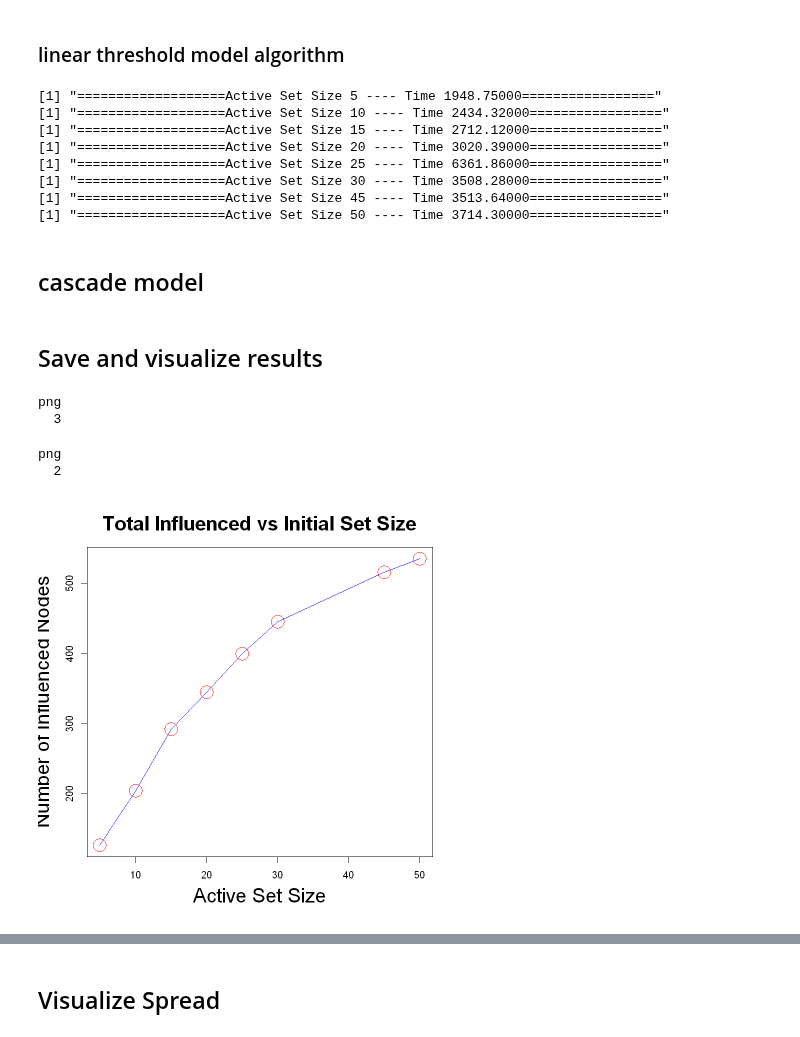
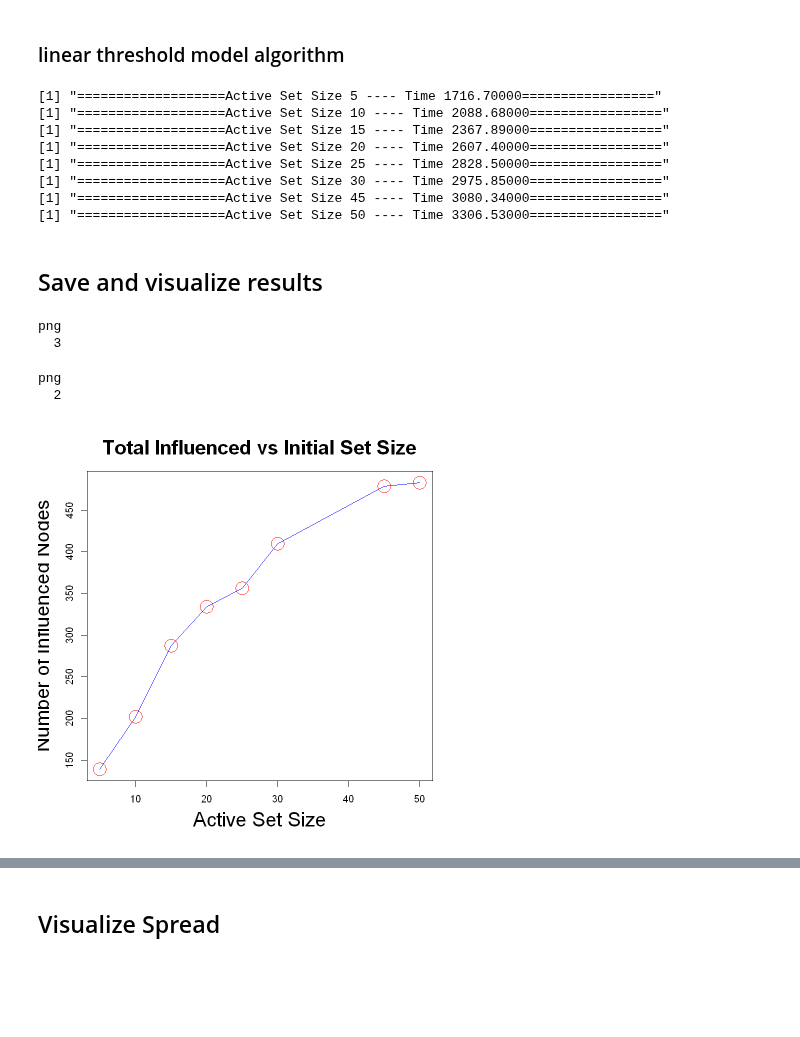
Before and after one commit to mlpotter/ECENGR232E-80, a Jupyter notebook: project_4/open_ended_fast.ipynb, the cells around one changed output, grey strips where cells are left out. Saved outputs shown, nothing was run; the diff lists cells and outputs as text; code cells hidden in the pictures; blank space fills up the shorter version.

```diff
--- a/project_4/open_ended_fast.ipynb
+++ b/project_4/open_ended_fast.ipynb
@@ -85,0 +102,2 @@ sprintf("# Nodes: %d , # Edges: %d",vcount(location_graph_simplified),ecount(loc
+# %%
+pagerank_scores <- sort(page.rank(location_graph_simplified)$vector,decreasing=TRUE)
@@ -85,0 +109,4 @@ sprintf("# Nodes: %d , # Edges: %d",vcount(location_graph_simplified),ecount(loc
+# %%
+remove_nodes <- names(pagerank_scores[1:50])
+# %%
+location_graph_simplified <- delete_vertices(location_graph_simplified,remove_nodes)
@@ -119,8 +150,8 @@ for (active_set_size in active_set_sizes){
 
     n_initial_nodes <- active_set_size
 #     start_nodes <- names(sort(degree(location_graph_directed),decreasing=TRUE)[1:n_initial_nodes])
-    start_nodes <- names(sort(betweenness(location_graph_directed),decreasing=TRUE)[1:n_initial_nodes])
-#     start_nodes <- sample(V(location_graph_directed)$name,n_initial_nodes)
+#     start_nodes <- names(sort(betweenness(location_graph_directed),decreasing=TRUE)[1:n_initial_nodes])
+    start_nodes <- sample(V(location_graph_directed)$name,n_initial_nodes)
 
     active_counts <- matrix(nrow=trials,ncol=time_steps)
 
@@ -161,12 +192,12 @@ for (active_set_size in active_set_sizes){
     results_list[[as.character(active_set_size)]] <- active_counts
 }
 # %% [output]
-[1] "===================Active Set Size 5 ---- Time 1948.75000================="
-[1] "===================Active Set Size 10 ---- Time 2434.32000================="
-[1] "===================Active Set Size 15 ---- Time 2712.12000================="
-[1] "===================Active Set Size 20 ---- Time 3020.39000================="
-[1] "===================Active Set Size 25 ---- Time 6361.86000================="
-[1] "===================Active Set Size 30 ---- Time 3508.28000================="
-[1] "===================Active Set Size 45 ---- Time 3513.64000================="
-[1] "===================Active Set Size 50 ---- Time 3714.30000================="
+[1] "===================Active Set Size 5 ---- Time 1716.70000================="
+[1] "===================Active Set Size 10 ---- Time 2088.68000================="
+[1] "===================Active Set Size 15 ---- Time 2367.89000================="
+[1] "===================Active Set Size 20 ---- Time 2607.40000================="
+[1] "===================Active Set Size 25 ---- Time 2828.50000================="
+[1] "===================Active Set Size 30 ---- Time 2975.85000================="
+[1] "===================Active Set Size 45 ---- Time 3080.34000================="
+[1] "===================Active Set Size 50 ---- Time 3306.53000================="
 # %%
@@ -174,7 +205,5 @@ save(results_list,file="influence_degree_btw.RData")
-# %% [markdown]
-## cascade model
-# %% [markdown]
-## Save and visualize results
+# %% [markdown]
+## Save and visualize results
 # %%
 #load(file="influence_degree.RData")
 # %%
@@ -182,23 +211,23 @@ final_results <- unlist(lapply(results_list,function (x){colMeans(x)[time_steps]
 # %%
 plot(active_set_sizes,final_results,
     col='red',
             main=sprintf("Total Influenced vs Initial Set Size"),
             xlab="Active Set Size",
             ylab="Number of Influenced Nodes",
     cex.main=2,
     cex.lab=2,
     cex=3)
 lines(active_set_sizes,final_results,col='blue')
 
-filename <- paste('images\\open_end_',"total_influence_btw",'.png')
+filename <- paste('images\\open_end_',"total_influence_random_pr",'.png')
 dev.copy(png,filename)
 dev.off()
 # %% [output]
 png
   3
 png
   2
-[figure, old version]
+[figure, new version]
 # %%
 for (active_set_ in as.character(active_set_sizes)){
     plot(colMeans(results_list[[active_set_]]),
```
Also changed, not shown: parts of 23 cells of this notebook.
